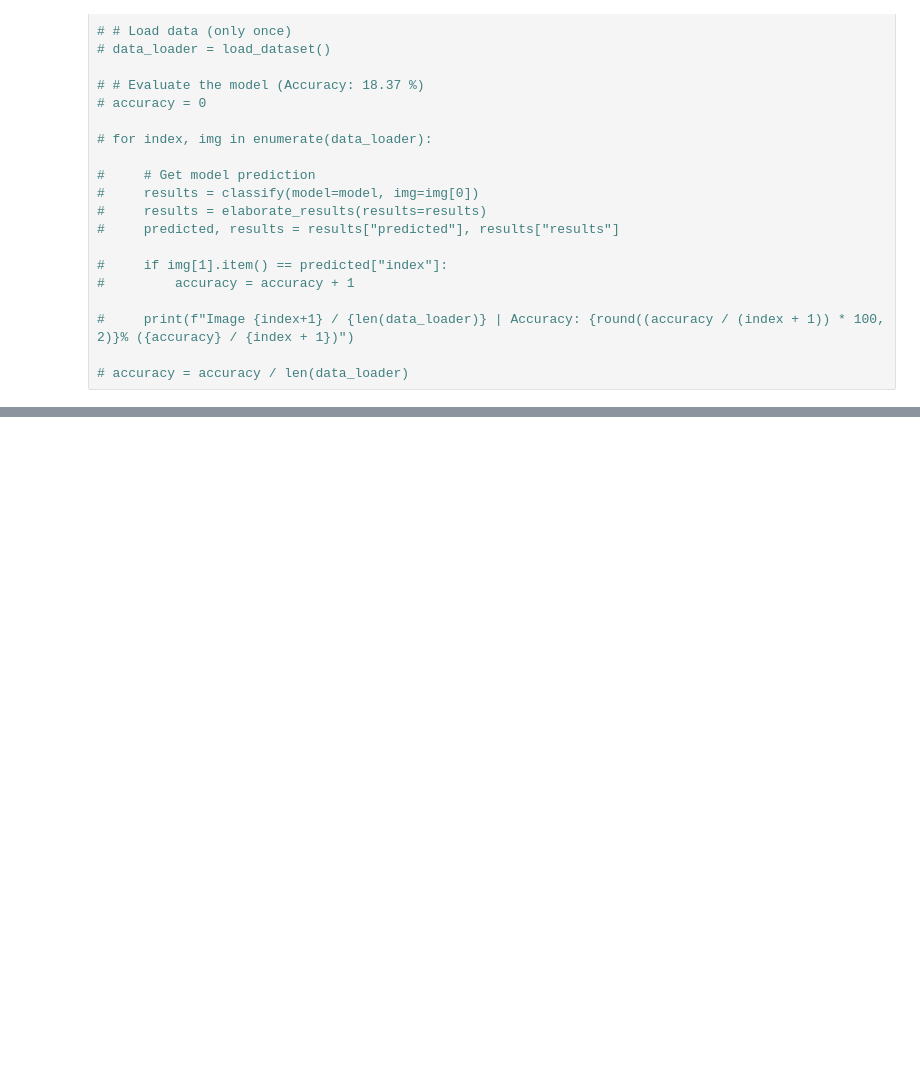
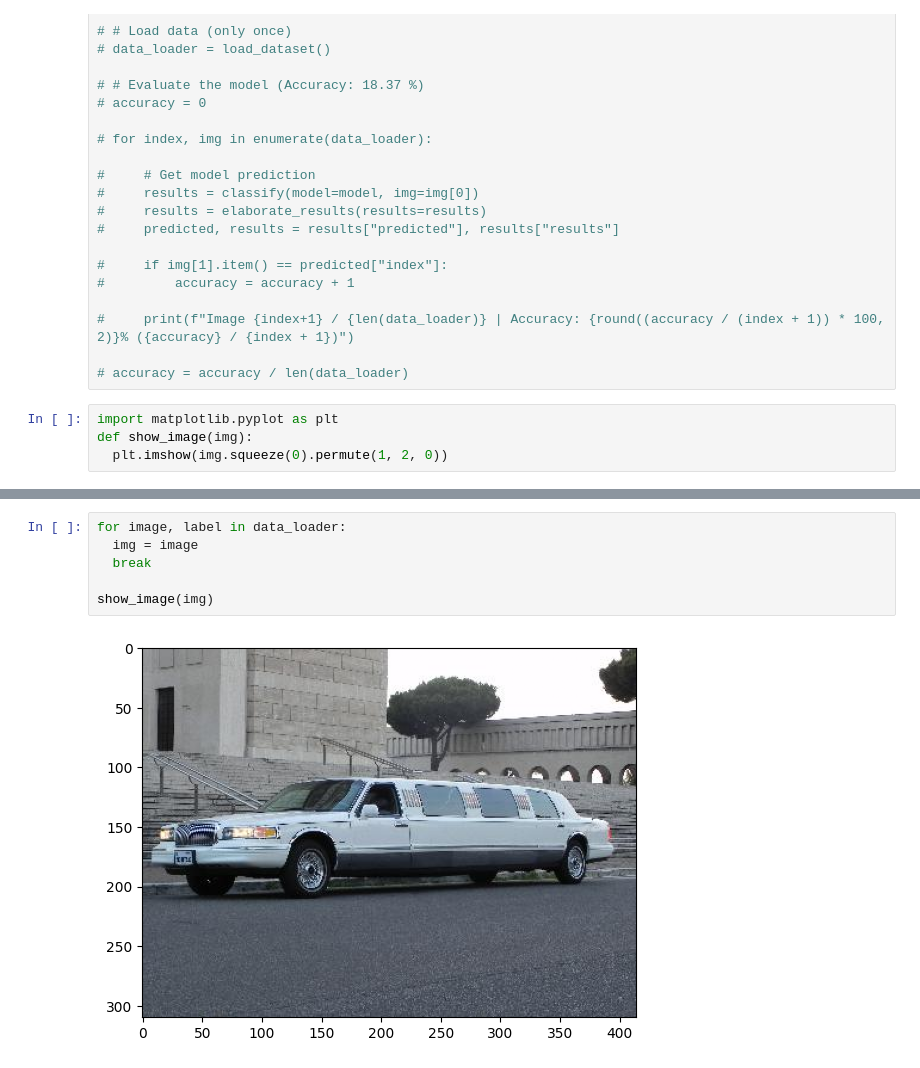
Before and after one commit to christiansassi/deep-learning-project, a Jupyter notebook: deep_learning.ipynb, the cells around one changed output, grey strips where cells are left out. Cells and saved outputs as stored; diff of their text form; blank space fills up the shorter version.

```diff
--- a/deep_learning.ipynb
+++ b/deep_learning.ipynb
@@ -199,6 +210,10 @@ def elaborate_results(results: torch.Tensor) -> Union[dict, list]:
 #     print(f"Image {index+1} / {len(data_loader)} | Accuracy: {round((accuracy / (index + 1)) * 100, 2)}% ({accuracy} / {index + 1})")
 
 # accuracy = accuracy / len(data_loader)
+# %%
+import matplotlib.pyplot as plt
+def show_image(img):
+  plt.imshow(img.squeeze(0).permute(1, 2, 0))
 # %%
 # Supponendo che load_dataset, classify_image, merged_labels e il modello siano definiti altrove
 accuracy_before = 0
@@ -287,0 +315,8 @@ for index, img in enumerate(data_loader):
+# %%
+for image, label in data_loader:
+  img = image
+  break
+
+show_image(img)
+# %% [output]
+[figure, added]
```
Also changed, not shown: parts of 6 cells of this notebook.
